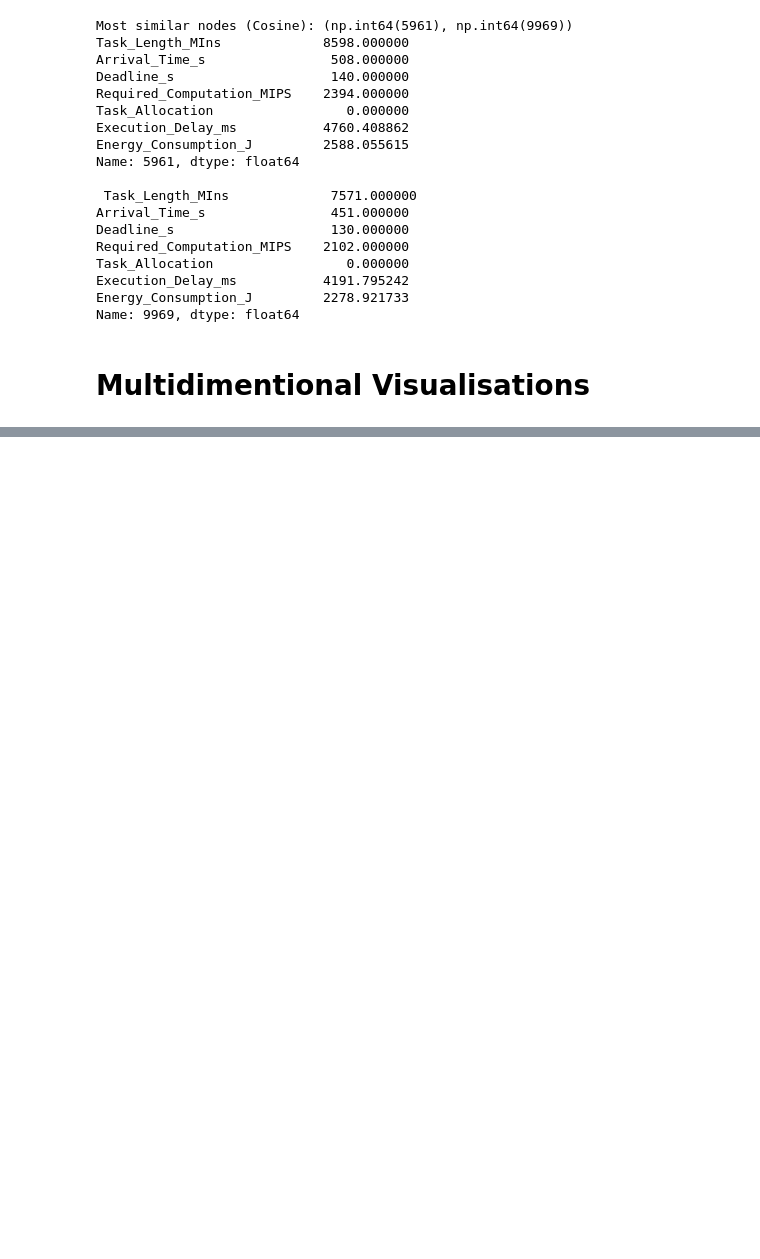
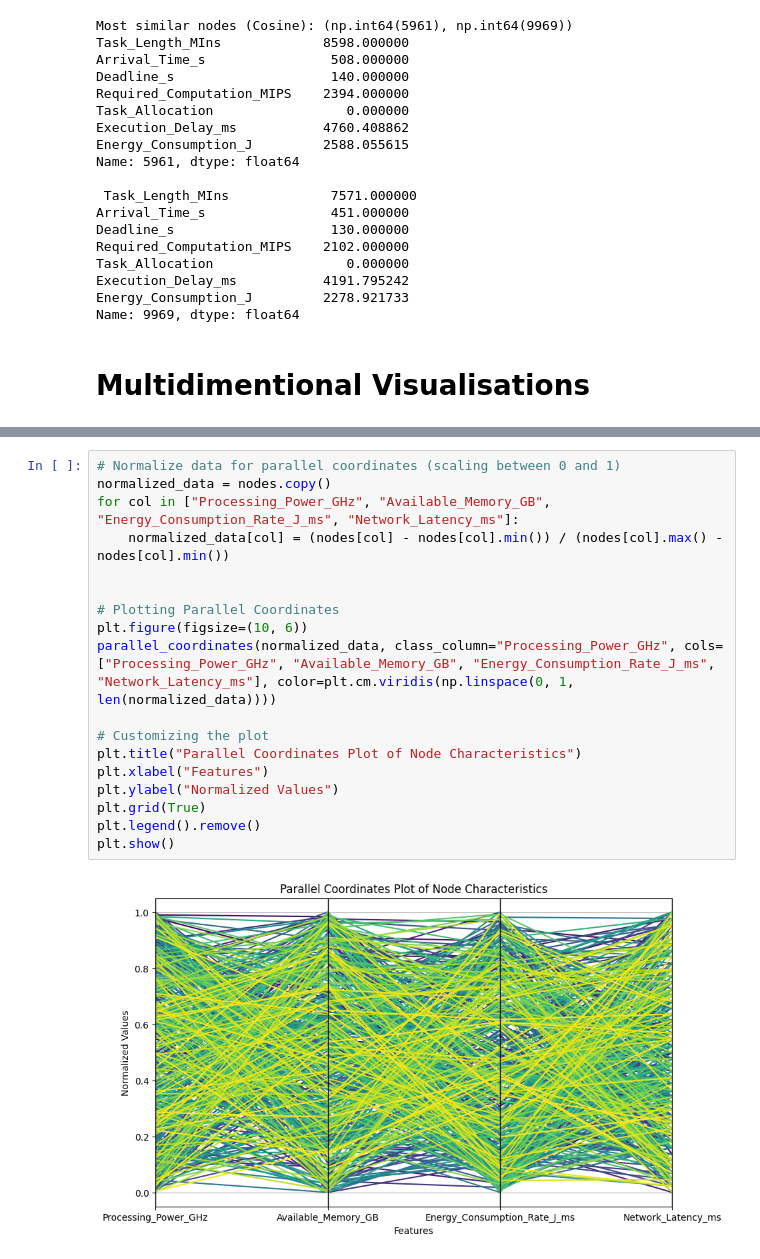
Before and after one commit to WellKnownDedication/Cloud-Computing-Performance-Metrics-Analysis, a Jupyter notebook: src/EDA.ipynb, the cells around one changed output, grey strips where cells are left out. Saved outputs shown, nothing was run; the diff lists cells and outputs as text; blank space fills up the shorter version.

```diff
--- a/src/EDA.ipynb
+++ b/src/EDA.ipynb
@@ -299,0 +296,20 @@ ValueError: Mime type rendering requires nbformat>=4.2.0 but it is not installed
+# %%
+# Normalize data for parallel coordinates (scaling between 0 and 1)
+normalized_data = nodes.copy()
+for col in ["Processing_Power_GHz", "Available_Memory_GB", "Energy_Consumption_Rate_J_ms", "Network_Latency_ms"]:
+    normalized_data[col] = (nodes[col] - nodes[col].min()) / (nodes[col].max() - nodes[col].min())
+
+
+# Plotting Parallel Coordinates
+plt.figure(figsize=(10, 6))
+parallel_coordinates(normalized_data, class_column="Processing_Power_GHz", cols=["Processing_Power_GHz", "Available_Memory_GB", "Energy_Consumption_Rate_J_ms", "Network_Latency_ms"], color=plt.cm.viridis(np.linspace(0, 1, len(normalized_data))))
+
+# Customizing the plot
+plt.title("Parallel Coordinates Plot of Node Characteristics")
+plt.xlabel("Features")
+plt.ylabel("Normalized Values")
+plt.grid(True)
+plt.legend().remove()
+plt.show()
+# %% [output]
+[figure, added]
```
Also changed, not shown: parts of 7 cells of this notebook.
